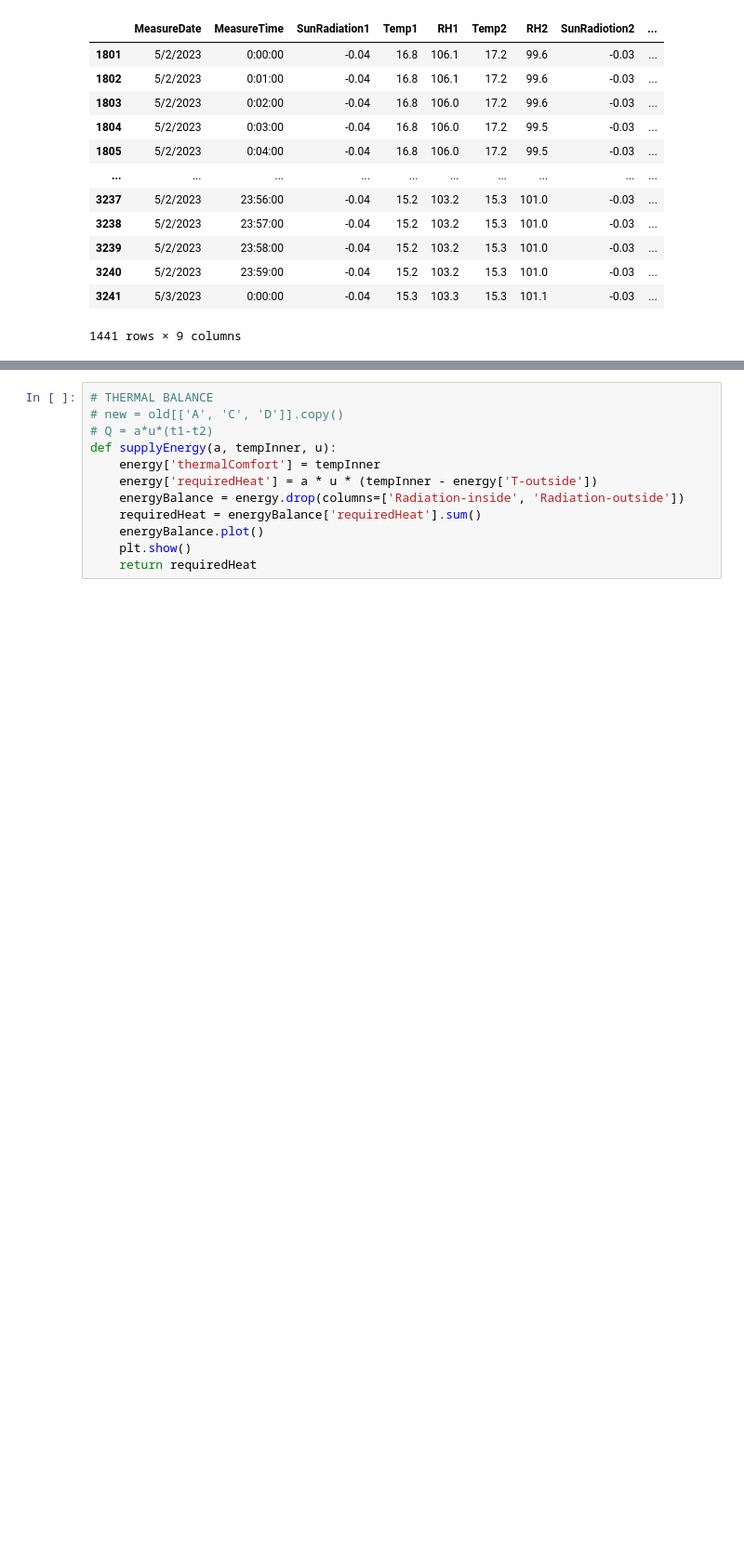
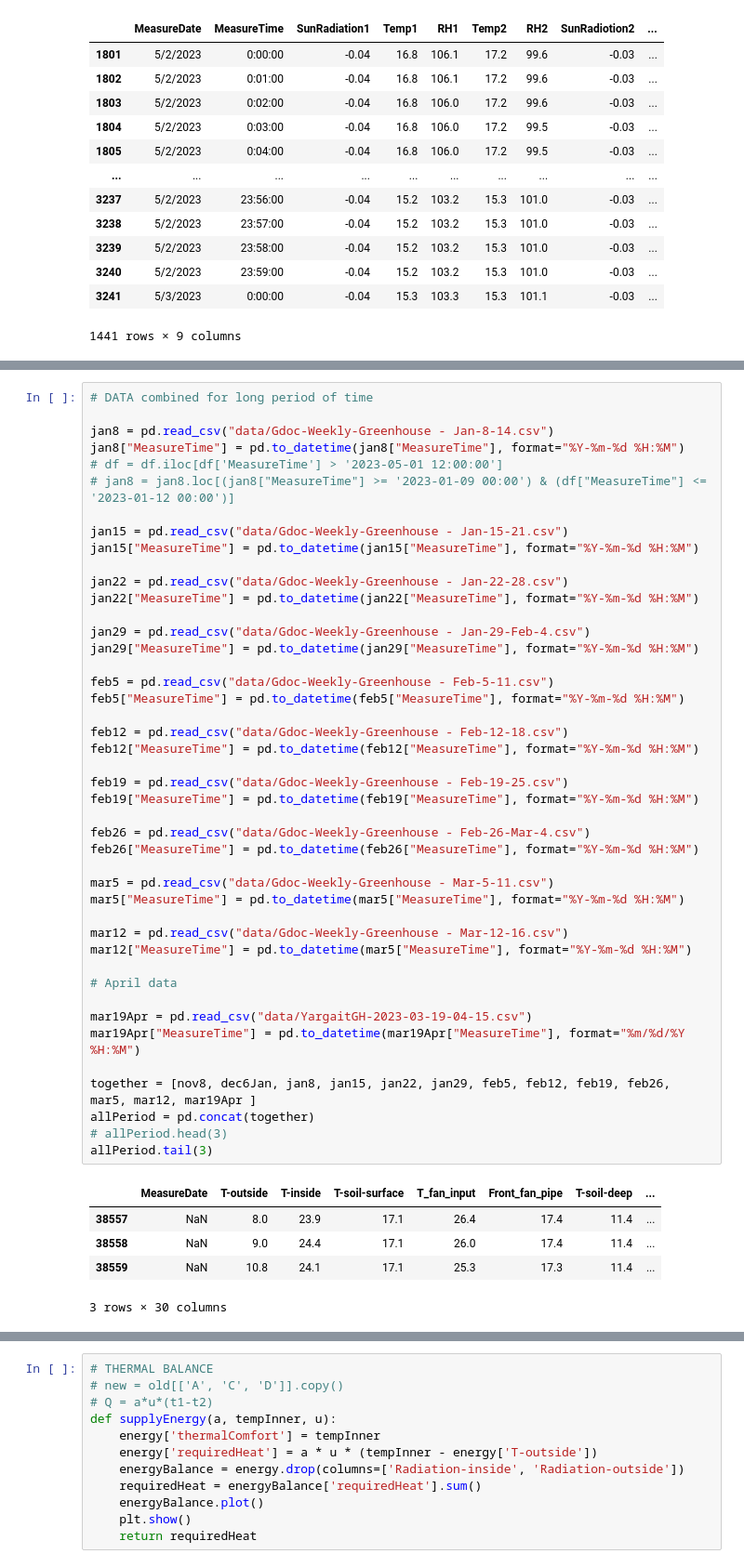
Before and after one commit to Generjet/Yargait-greenhouse, a Jupyter notebook: hotAir.ipynb, the cells around one changed output, grey strips where cells are left out. Shown: that part at 93% size. Saved outputs shown, nothing was run; the diff lists cells and outputs as text; blank space fills up the shorter version.

```diff
--- a/hotAir.ipynb
+++ b/hotAir.ipynb
@@ -71,0 +68,50 @@ dfNoRH
+# %%
+# DATA combined for long period of time
+
+jan8 = pd.read_csv("data/Gdoc-Weekly-Greenhouse - Jan-8-14.csv")
+jan8["MeasureTime"] = pd.to_datetime(jan8["MeasureTime"], format="%Y-%m-%d %H:%M")
+# df = df.iloc[df['MeasureTime'] > '2023-05-01 12:00:00']
+# jan8 = jan8.loc[(jan8["MeasureTime"] >= '2023-01-09 00:00') & (df["MeasureTime"] <= '2023-01-12 00:00')]
+
+jan15 = pd.read_csv("data/Gdoc-Weekly-Greenhouse - Jan-15-21.csv")
+jan15["MeasureTime"] = pd.to_datetime(jan15["MeasureTime"], format="%Y-%m-%d %H:%M")
+
+jan22 = pd.read_csv("data/Gdoc-Weekly-Greenhouse - Jan-22-28.csv")
+jan22["MeasureTime"] = pd.to_datetime(jan22["MeasureTime"], format="%Y-%m-%d %H:%M")
+
+jan29 = pd.read_csv("data/Gdoc-Weekly-Greenhouse - Jan-29-Feb-4.csv")
+jan29["MeasureTime"] = pd.to_datetime(jan29["MeasureTime"], format="%Y-%m-%d %H:%M")
+
+feb5 = pd.read_csv("data/Gdoc-Weekly-Greenhouse - Feb-5-11.csv")
+feb5["MeasureTime"] = pd.to_datetime(feb5["MeasureTime"], format="%Y-%m-%d %H:%M")
+
+feb12 = pd.read_csv("data/Gdoc-Weekly-Greenhouse - Feb-12-18.csv")
+feb12["MeasureTime"] = pd.to_datetime(feb12["MeasureTime"], format="%Y-%m-%d %H:%M")
+
+feb19 = pd.read_csv("data/Gdoc-Weekly-Greenhouse - Feb-19-25.csv")
+feb19["MeasureTime"] = pd.to_datetime(feb19["MeasureTime"], format="%Y-%m-%d %H:%M")
+
+feb26 = pd.read_csv("data/Gdoc-Weekly-Greenhouse - Feb-26-Mar-4.csv")
+feb26["MeasureTime"] = pd.to_datetime(feb26["MeasureTime"], format="%Y-%m-%d %H:%M")
+
+mar5 = pd.read_csv("data/Gdoc-Weekly-Greenhouse - Mar-5-11.csv")
+mar5["MeasureTime"] = pd.to_datetime(mar5["MeasureTime"], format="%Y-%m-%d %H:%M")
+
+mar12 = pd.read_csv("data/Gdoc-Weekly-Greenhouse - Mar-12-16.csv")
+mar12["MeasureTime"] = pd.to_datetime(mar5["MeasureTime"], format="%Y-%m-%d %H:%M")
+
+# April data
+
+mar19Apr = pd.read_csv("data/YargaitGH-2023-03-19-04-15.csv")
+mar19Apr["MeasureTime"] = pd.to_datetime(mar19Apr["MeasureTime"], format="%m/%d/%Y %H:%M")
+
+together = [nov8, dec6Jan, jan8, jan15, jan22, jan29, feb5, feb12, feb19, feb26, mar5, mar12, mar19Apr ]
+allPeriod = pd.concat(together)
+# allPeriod.head(3)
+allPeriod.tail(3)
+# %% [output]
+|  | MeasureDate | T-outside | T-inside | T-soil-surface | T_fan_input | Front_fan_pipe | T-soil-deep | ... |
+| 38557 | NaN | 8.0 | 23.9 | 17.1 | 26.4 | 17.4 | 11.4 | ... |
+| 38558 | NaN | 9.0 | 24.4 | 17.1 | 26.0 | 17.4 | 11.4 | ... |
+| 38559 | NaN | 10.8 | 24.1 | 17.1 | 25.3 | 17.3 | 11.4 | ... |
+3 rows × 30 columns
```
Also changed, not shown: parts of 8 cells of this notebook, 6 other files.
